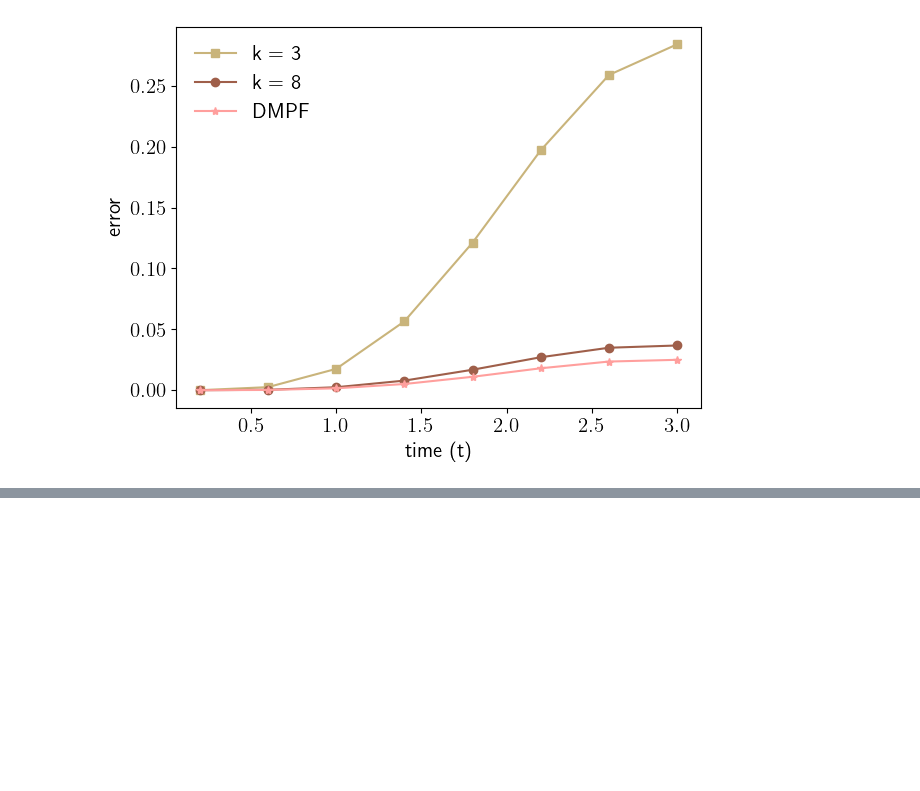
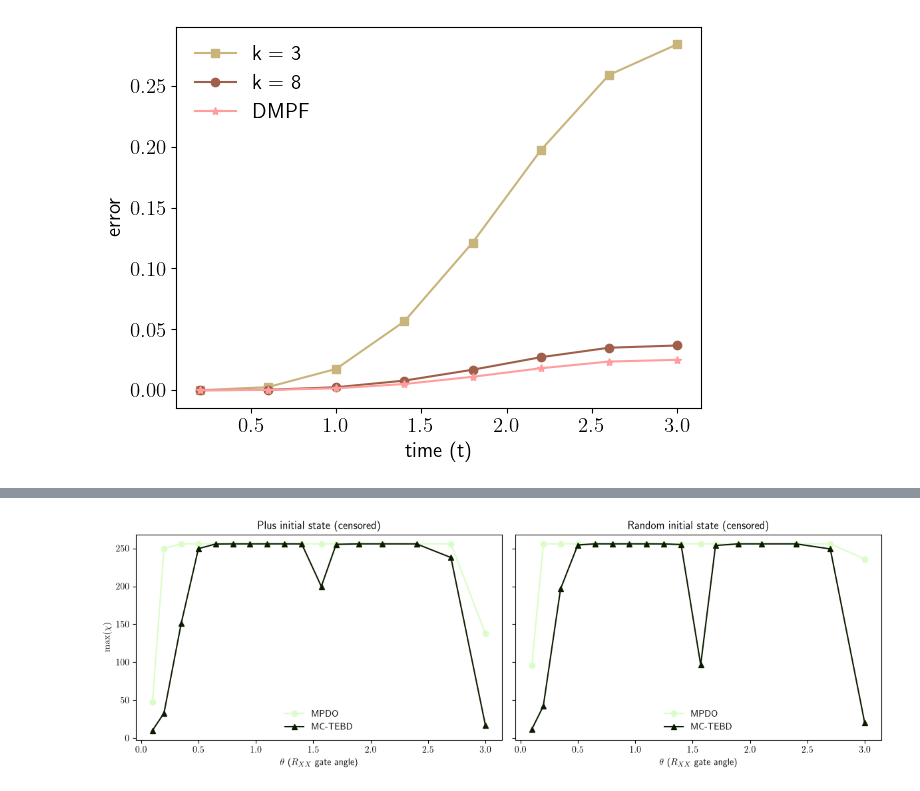
Before and after one commit to bentirher/dmpf_dissipation, a Jupyter notebook: standard_adc/classical_hardness_plot.ipynb, the cells around one changed output, grey strips where cells are left out. Drawn from its saved outputs; the diff is of its cells as text; code cells hidden in the pictures; blank space fills up the shorter version.

```diff
--- a/standard_adc/classical_hardness_plot.ipynb
+++ b/standard_adc/classical_hardness_plot.ipynb
@@ -66,0 +95,33 @@ Name: E_mps, dtype: float64
+# %%
+plus = pd.read_csv(f'../results/ckt_theta_n24_plus/theta_sweep_n24_n24plus.csv')
+rand = pd.read_csv(f'../results/ckt_theta_n24_rand/theta_sweep_n24_n24rand.csv')
+chis = ["chi_mpdo", "chi_traj_mean", "chi_traj_sem"]
+s = ["S_op", "S_traj_mean"]
+colors = ["#dafdc8", "#0b1b00"]
+marker = ["o", "^"]
+theta = neel["theta"].to_numpy()
+
+fig, axes = plt.subplots(
+    1, 2,
+    figsize=(12, 4),
+    sharey=True
+)
+
+axes[0].plot(theta, plus["chi_mpdo"], color = colors[0], linestyle = 'solid', marker = marker[0], label = "MPDO")
+axes[0].plot(theta, plus["chi_traj_mean"], color = colors[1], linestyle = 'solid', marker = marker[1], label = "MC-TEBD")
+axes[0].set_xlabel("$\\theta$ ($R_{XX}$ gate angle)")
+axes[0].set_ylabel("$\\max (\\chi)$")
+axes[0].set_title("Plus initial state (censored)")
+axes[0].legend(frameon = False)
+
+axes[1].plot(theta, rand["chi_mpdo"], color = colors[0], linestyle = 'solid', marker = marker[0], label = "MPDO")
+axes[1].plot(theta, rand["chi_traj_mean"], color = colors[1], linestyle = 'solid', marker = marker[1], label = "MC-TEBD")
+axes[1].set_xlabel("$\\theta$ ($R_{XX}$ gate angle)")
+axes[1].set_title("Random initial state (censored)")
+axes[1].legend(frameon = False)
+
+plt.tight_layout()
+plt.savefig(f'../results/maximum_bond_dimension_n_24.png', bbox_inches='tight', transparent = True)
+plt.show()
+# %% [output]
+[figure, added]
```
Also changed, not shown: parts of 2 cells of this notebook, 5 other files.
